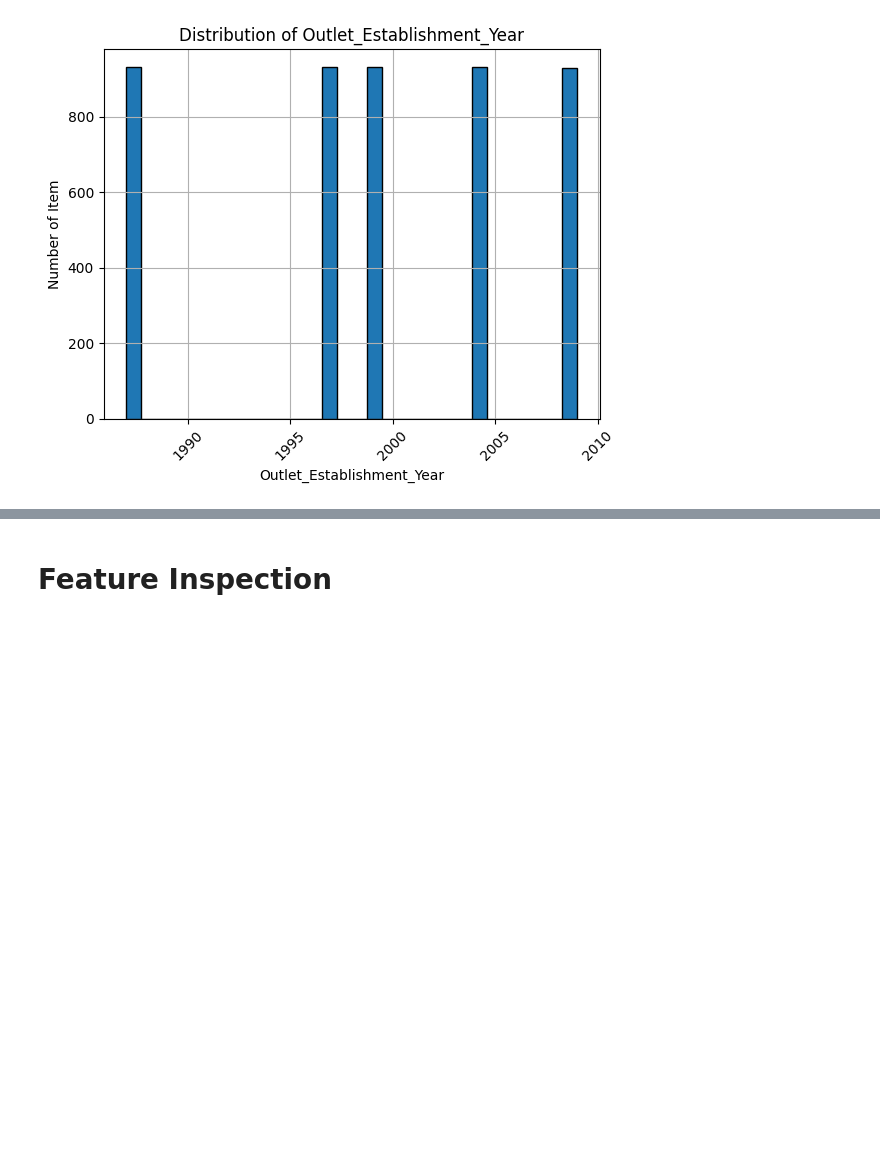
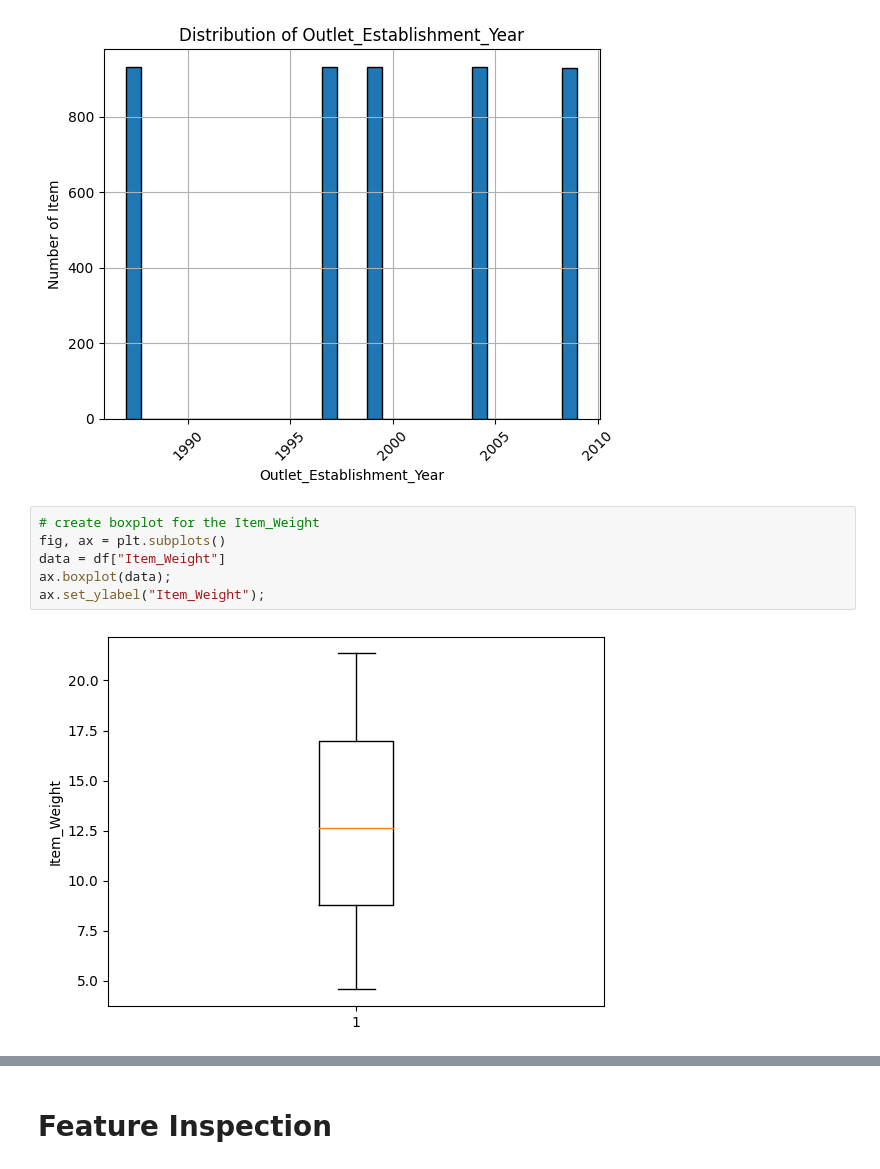
Before and after one commit to hadeelfarash/Prediction_of_Product_Sales, a Jupyter notebook: Prediction_of_Product_Sales.ipynb, the cells around one changed output, grey strips where cells are left out. Cells and saved outputs as stored; diff of their text form; blank space fills up the shorter version.

```diff
--- a/Prediction_of_Product_Sales.ipynb
+++ b/Prediction_of_Product_Sales.ipynb
@@ -252,3 +252,11 @@ ax.set_ylabel('Number of Item')
 # %% [output]
 Text(0, 0.5, 'Number of Item')
 [figure]
+# %%
+# create boxplot for the Item_Weight
+fig, ax = plt.subplots()
+data = df["Item_Weight"]
+ax.boxplot(data);
+ax.set_ylabel("Item_Weight");
+# %% [output]
+[figure, added]
```
Also changed, not shown: parts of 4 cells of this notebook.
